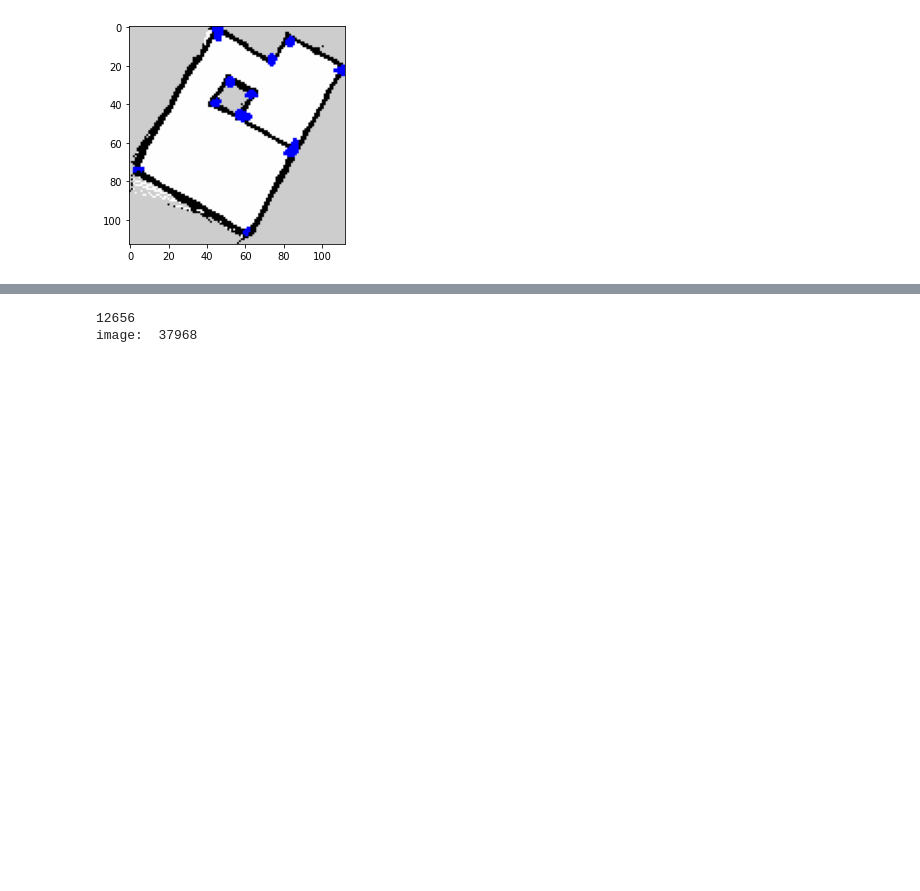
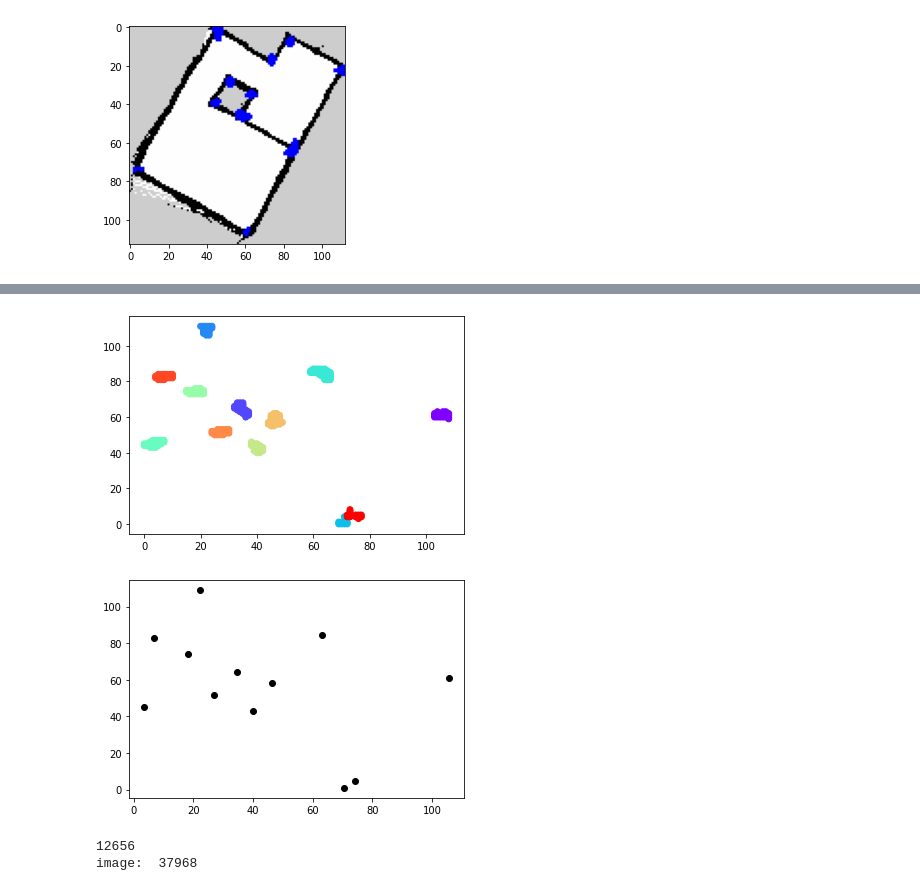
Before and after one commit to oskarbosgraaf/erf2022, a Jupyter notebook: archive/corner_detection/corner_detector.ipynb, the cells around one changed output, grey strips where cells are left out. Cells and saved outputs as stored; diff of their text form; code cells hidden in the pictures; blank space fills up the shorter version.

```diff
--- a/archive/corner_detection/corner_detector.ipynb
+++ b/archive/corner_detection/corner_detector.ipynb
@@ -156,3 +175,14 @@ print(X, Y)
+# %%
+from sklearn.cluster import KMeans
+kmeans = KMeans(n_clusters=12)
+kmeans.fit(points)
+plt.scatter(points[:,0],points[:,1], c=kmeans.labels_, cmap='rainbow')
+plt.show()
+plt.scatter(kmeans.cluster_centers_[:,0] ,kmeans.cluster_centers_[:,1], color='black')
+plt.show()
+# %% [output]
+[figure, added]
+[figure, added]
 # %%
 
 # filename = 'map_example.png'
```
Also changed, not shown: parts of 3 cells of this notebook.
